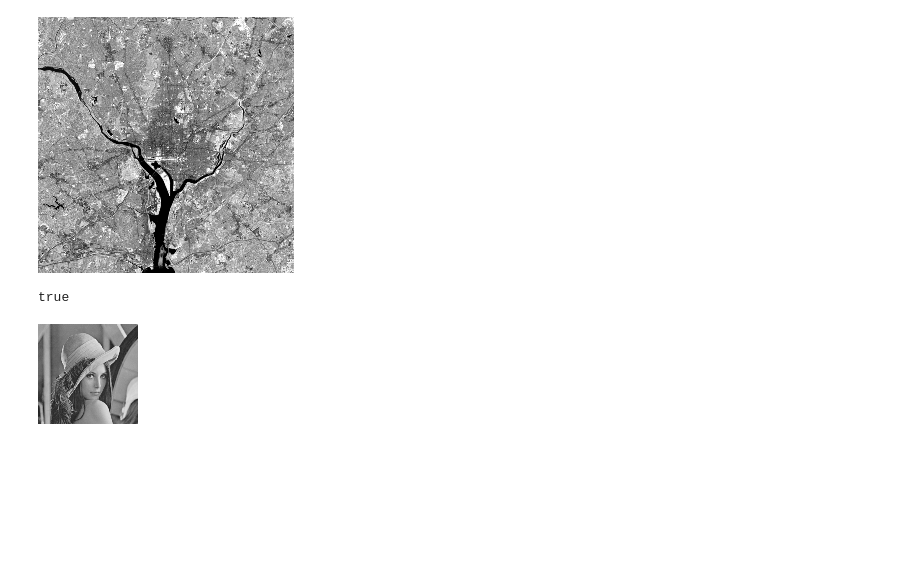
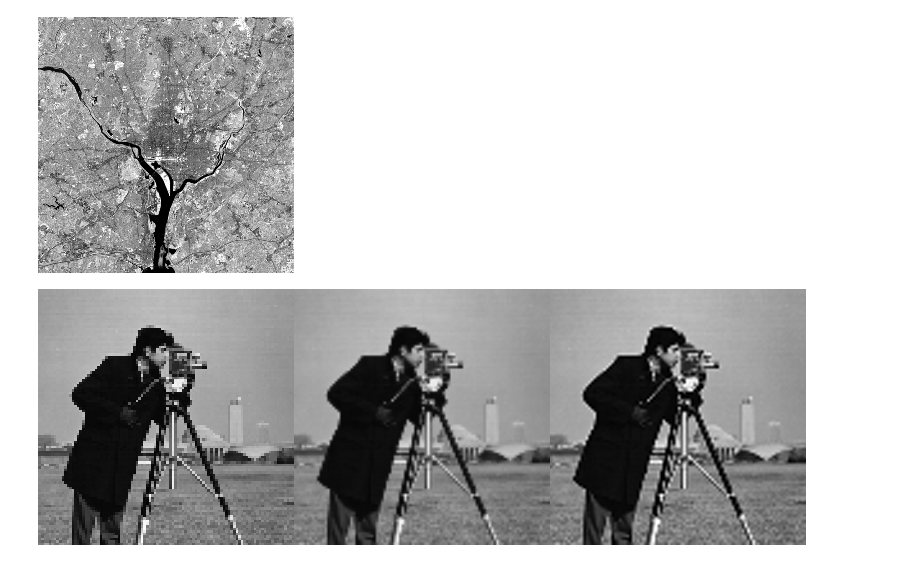
Before and after one commit to Julia-KAERI/NumericalAnalysis, a Jupyter notebook: src/image_processing/notebooks/image01.ipynb, the cells around one changed output. Drawn from its saved outputs; the diff is of its cells as text; code cells hidden in the pictures; blank space fills up the shorter version.

```diff
--- a/src/image_processing/notebooks/image01.ipynb
+++ b/src/image_processing/notebooks/image01.ipynb
@@ -163,15 +92,11 @@ img1
 # %% [output]
 [figure]
 # %%
-img0= cv.resize(img2mat(testimage("lena_gray_256.tif")), cv.Size{Int32}(100, 100))
+img0= cv.resize(img2mat(testimage("cameraman.tif")), cv.Size{Int32}(100, 100))
 img1 = cv.resize(img0, cv.Size(Int32(256), Int32(256));interpolation= cv.INTER_NEAREST)
 img2 = cv.resize(img0, cv.Size(Int32(256), Int32(256));interpolation= cv.INTER_LINEAR)
 img3 = cv.resize(img0, cv.Size(Int32(256), Int32(256));interpolation= cv.INTER_CUBIC)
 s = arr2mat(cat(img1, img2, img3; dims=2))
 #cv.imwrite("interpolation.png", s)
 # %% [output]
-true
+[figure, added]
-# %%
-img0
-# %% [output]
-[figure, removed]
```
Also changed, not shown: parts of 17 cells of this notebook, 39 other files.
